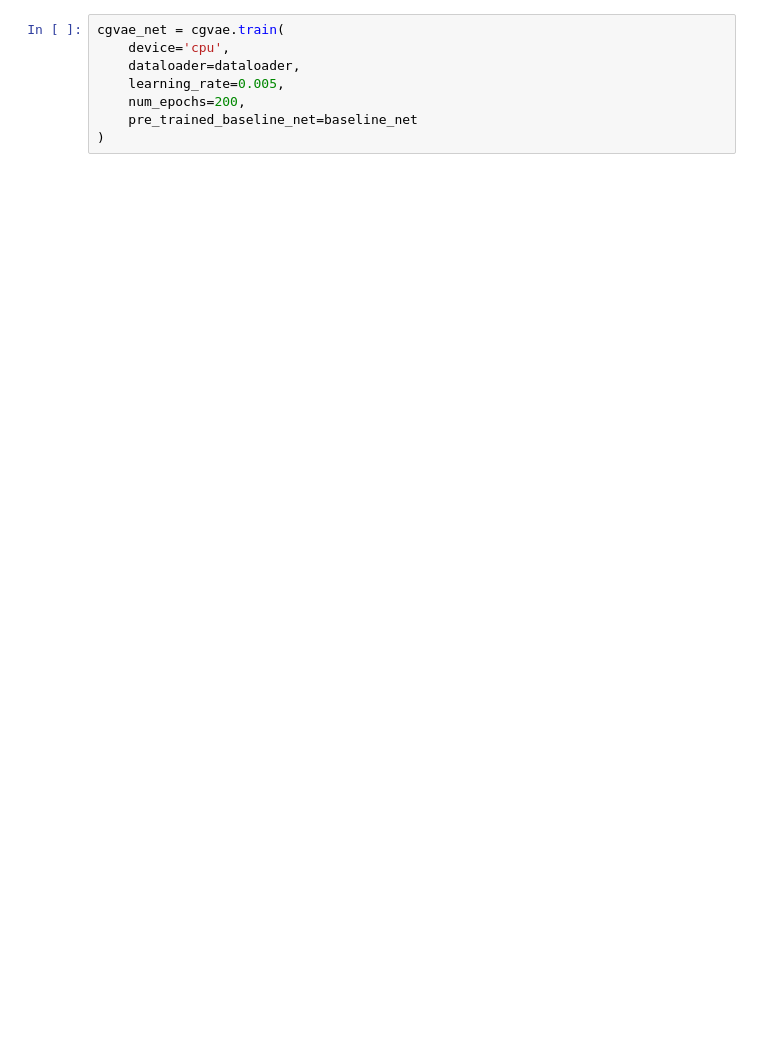
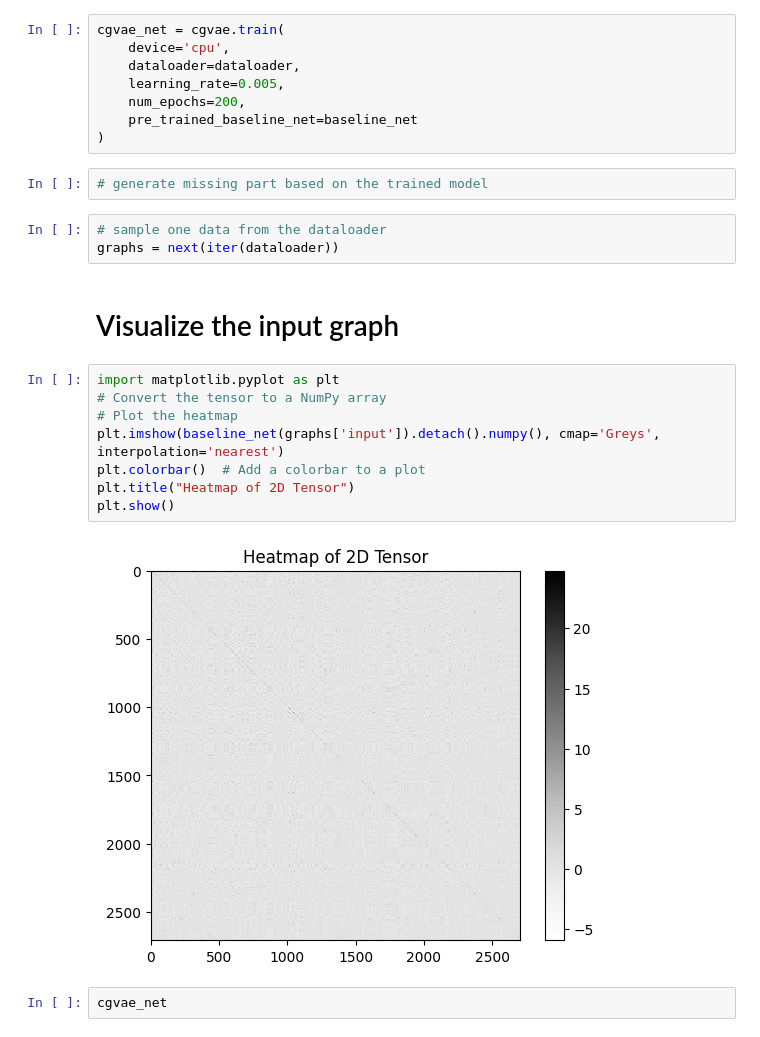
Before and after one commit to FDUguchunhui/latent-space-constraint-GNN, a Jupyter notebook: src/cgvae.ipynb, the cells around one changed output. Cells and saved outputs as stored; diff of their text form; blank space fills up the shorter version.

Commit message:
small updates for train pipeline

```diff
--- a/src/cgvae.ipynb
+++ b/src/cgvae.ipynb
@@ -48,3 +33,22 @@ cgvae_net = cgvae.train(
     num_epochs=200,
     pre_trained_baseline_net=baseline_net
 )
+# %%
+# generate missing part based on the trained model
+# %%
+# sample one data from the dataloader
+graphs = next(iter(dataloader))
+# %% [markdown]
+# Visualize the input graph
+# %%
+import matplotlib.pyplot as plt
+# Convert the tensor to a NumPy array
+# Plot the heatmap
+plt.imshow(baseline_net(graphs['input']).detach().numpy(), cmap='Greys', interpolation='nearest')
+plt.colorbar()  # Add a colorbar to a plot
+plt.title("Heatmap of 2D Tensor")
+plt.show()
+# %% [output]
+[figure, added]
+# %%
+cgvae_net
```
Also changed, not shown: parts of 3 cells of this notebook, 2 other files.
